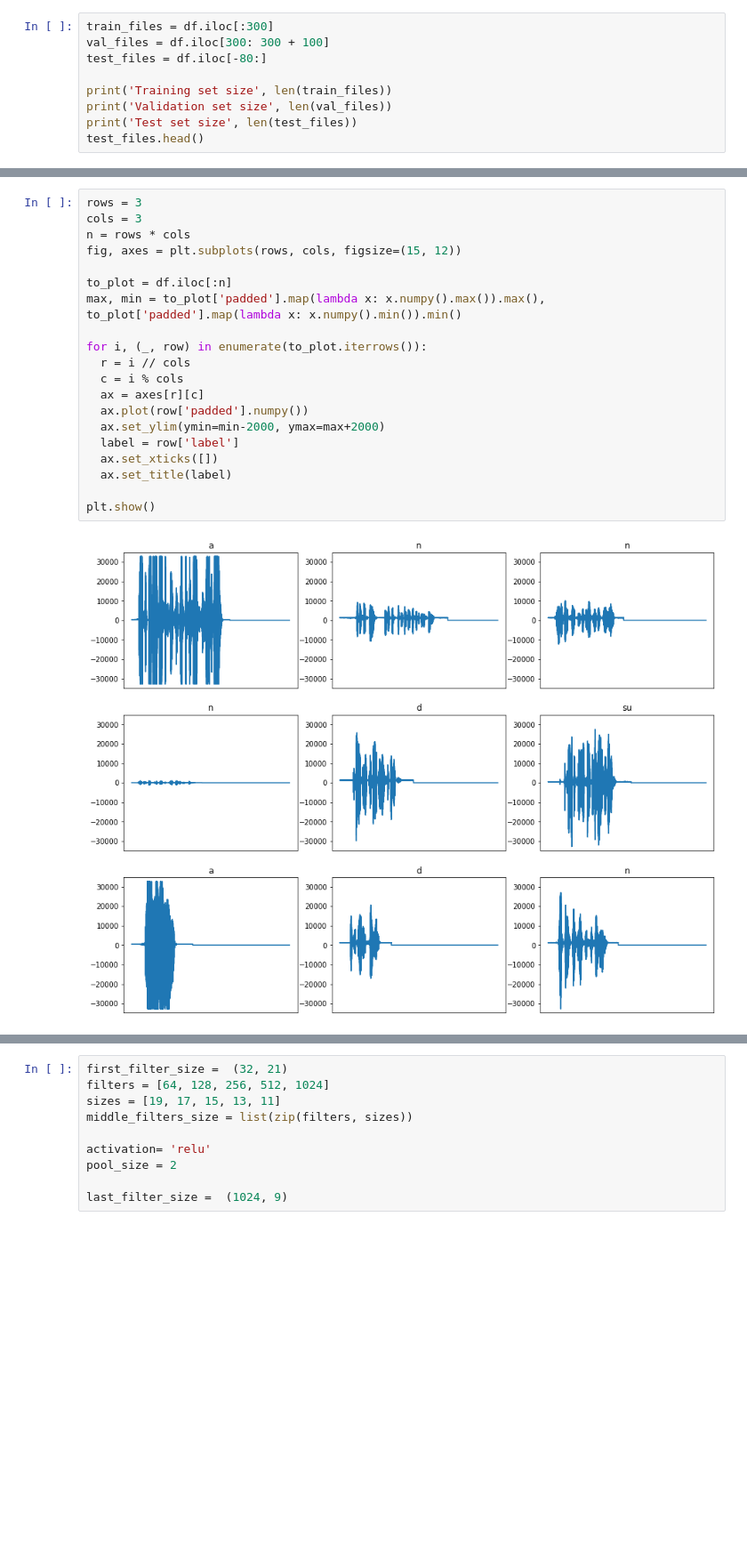
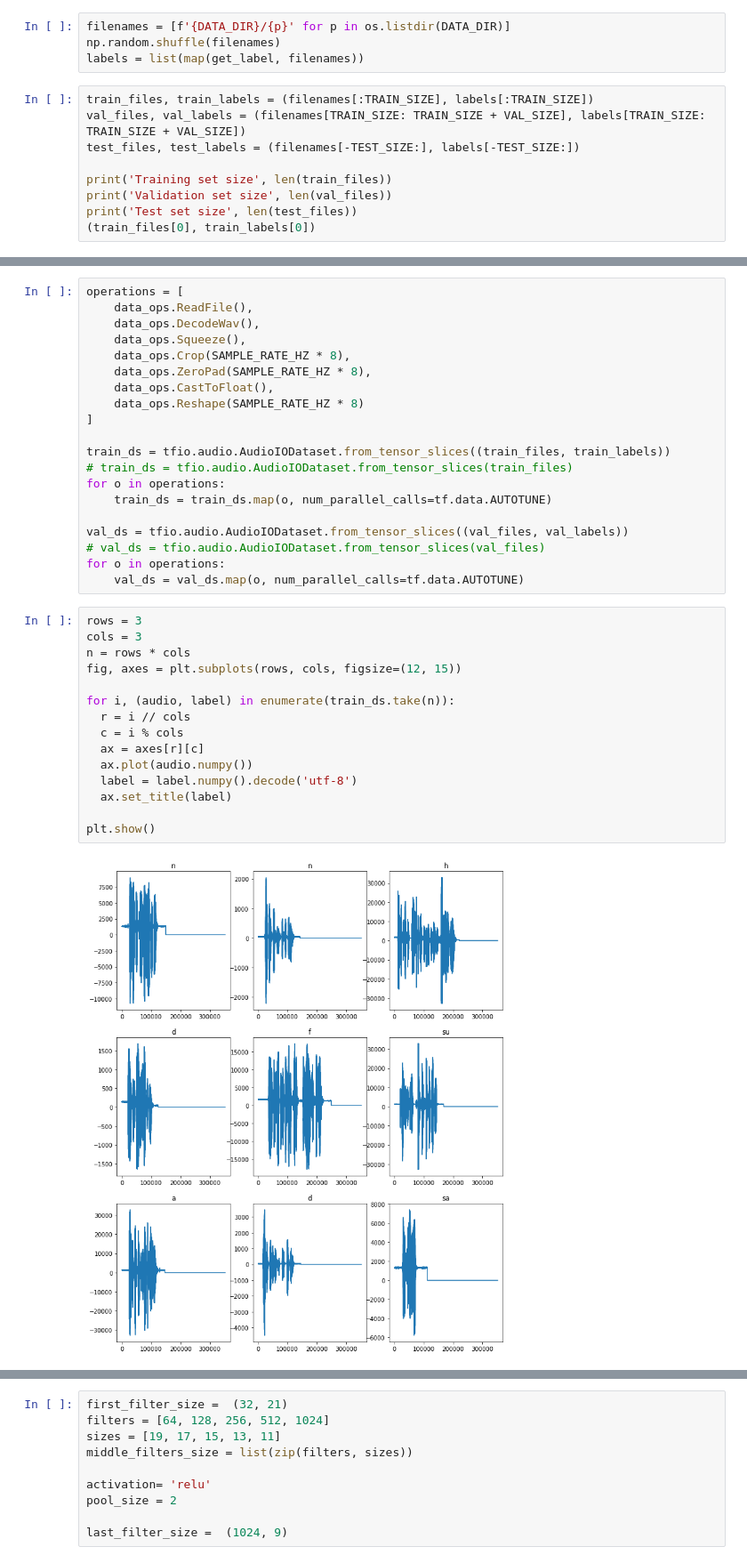
Before and after one commit to alejack9/Speech-Emotion-Recognition, a Jupyter notebook: Paper/paper.ipynb, the cells around one changed output, grey strips where cells are left out. Shown at 89% size. Drawn from its saved outputs; the diff is of its cells as text; blank space fills up the shorter version.

Commit message:
load data as tf Dataset (tofix: input shape)

```diff
--- a/Paper/paper.ipynb
+++ b/Paper/paper.ipynb
@@ -49,12 +33,16 @@ df.head()
+# %%
+filenames = [f'{DATA_DIR}/{p}' for p in os.listdir(DATA_DIR)]
+np.random.shuffle(filenames)
+labels = list(map(get_label, filenames))
 # %%
-train_files = df.iloc[:300]
-val_files = df.iloc[300: 300 + 100]
-test_files = df.iloc[-80:]
+train_files, train_labels = (filenames[:TRAIN_SIZE], labels[:TRAIN_SIZE])
+val_files, val_labels = (filenames[TRAIN_SIZE: TRAIN_SIZE + VAL_SIZE], labels[TRAIN_SIZE: TRAIN_SIZE + VAL_SIZE])
+test_files, test_labels = (filenames[-TEST_SIZE:], labels[-TEST_SIZE:])
 
 print('Training set size', len(train_files))
 print('Validation set size', len(val_files))
 print('Test set size', len(test_files))
-test_files.head()
+(train_files[0], train_labels[0])
 # %% [output]
 Training set size 300
 Validation set size 100
@@ -69,22 +51,37 @@ Test set size 80
+# %%
+operations = [
+    data_ops.ReadFile(),
+    data_ops.DecodeWav(),
+    data_ops.Squeeze(),
+    data_ops.Crop(SAMPLE_RATE_HZ * 8),
+    data_ops.ZeroPad(SAMPLE_RATE_HZ * 8),
+    data_ops.CastToFloat(),
+    data_ops.Reshape(SAMPLE_RATE_HZ * 8)
+]
+
+train_ds = tfio.audio.AudioIODataset.from_tensor_slices((train_files, train_labels))
+# train_ds = tfio.audio.AudioIODataset.from_tensor_slices(train_files)
+for o in operations:
+    train_ds = train_ds.map(o, num_parallel_calls=tf.data.AUTOTUNE)
+
+val_ds = tfio.audio.AudioIODataset.from_tensor_slices((val_files, val_labels))
+# val_ds = tfio.audio.AudioIODataset.from_tensor_slices(val_files)
+for o in operations:
+    val_ds = val_ds.map(o, num_parallel_calls=tf.data.AUTOTUNE)
 # %%
 rows = 3
 cols = 3
 n = rows * cols
-fig, axes = plt.subplots(rows, cols, figsize=(15, 12))
+fig, axes = plt.subplots(rows, cols, figsize=(12, 15))
 
-to_plot = df.iloc[:n]
-max, min = to_plot['padded'].map(lambda x: x.numpy().max()).max(), to_plot['padded'].map(lambda x: x.numpy().min()).min()
-
-for i, (_, row) in enumerate(to_plot.iterrows()):
+for i, (audio, label) in enumerate(train_ds.take(n)):
   r = i // cols
   c = i % cols
   ax = axes[r][c]
-  ax.plot(row['padded'].numpy())
-  ax.set_ylim(ymin=min-2000, ymax=max+2000)
-  label = row['label']
-  ax.set_xticks([])
+  ax.plot(audio.numpy())
+  label = label.numpy().decode('utf-8')
   ax.set_title(label)
 
 plt.show()
 # %% [output]
-[figure, old version]
+[figure, new version]
```
Also changed, not shown: parts of 12 cells of this notebook.
